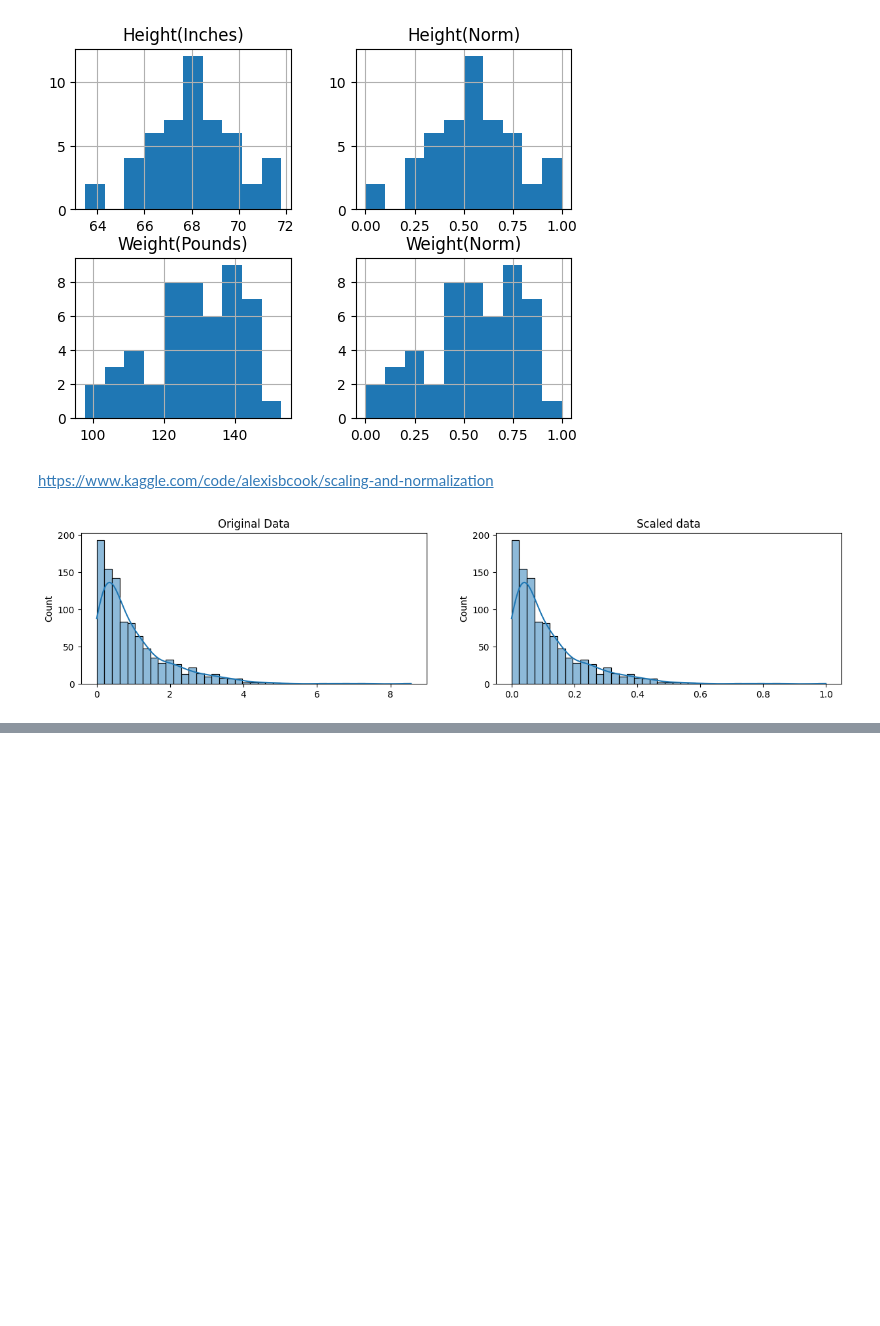
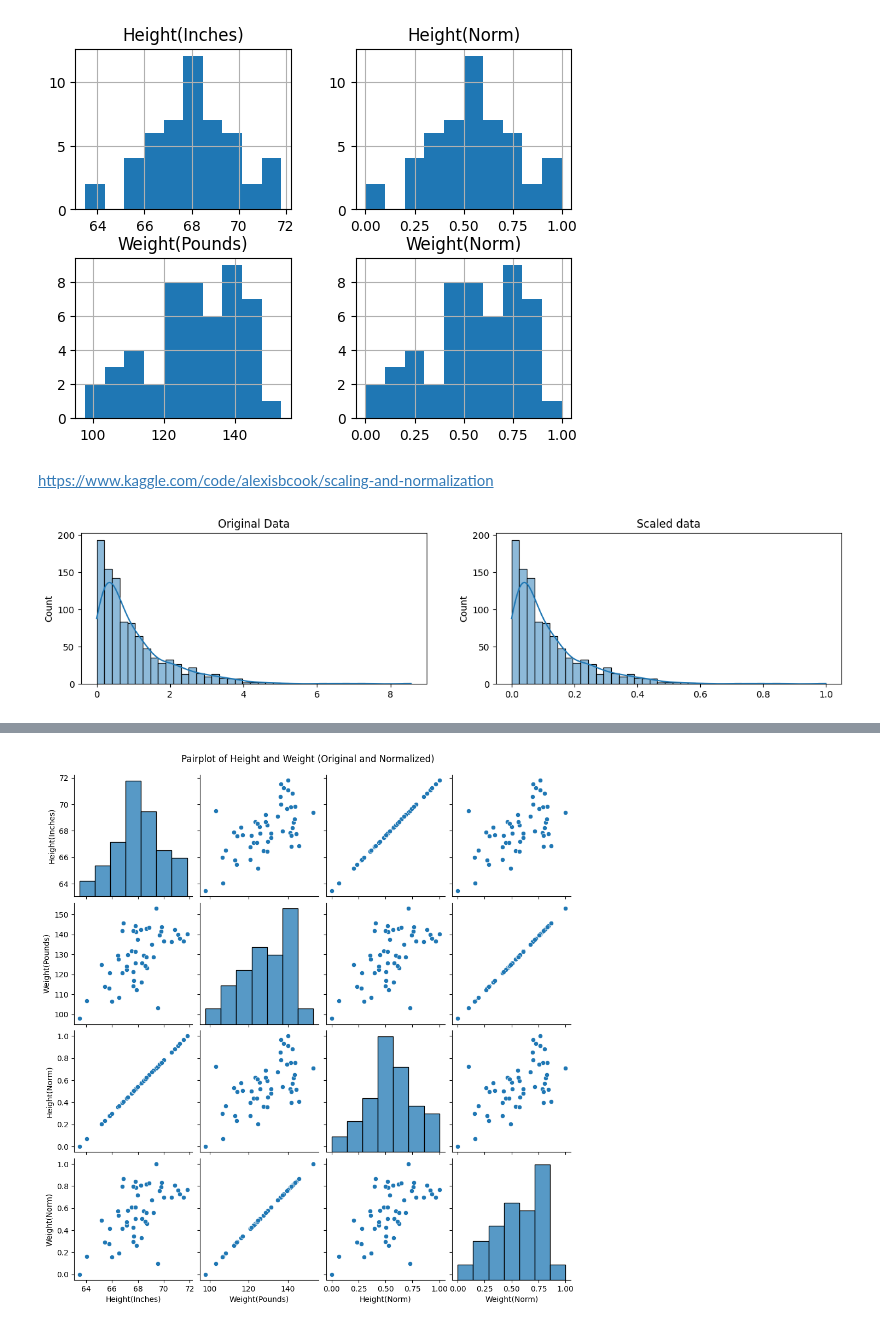
Before and after one commit to layanabinu/Adv_ML_Lab, a Jupyter notebook: lab questions/DataVisualization.ipynb, the cells around one changed output, grey strips where cells are left out. Drawn from its saved outputs; the diff is of its cells as text; code cells hidden in the pictures; blank space fills up the shorter version.

```diff
--- a/lab questions/DataVisualization.ipynb
+++ b/lab questions/DataVisualization.ipynb
@@ -93,0 +117,7 @@ plt.show()
+# %%
+# Pairplot to visualize pairwise relationships in the dataset
+sns.pairplot(hw_df[['Height(Inches)', 'Weight(Pounds)', 'Height(Norm)', 'Weight(Norm)']])
+plt.suptitle('Pairplot of Height and Weight (Original and Normalized)', y=1.02)
+plt.show()
+# %% [output]
+[figure, added]
```
Also changed, not shown: parts of 3 cells of this notebook.
